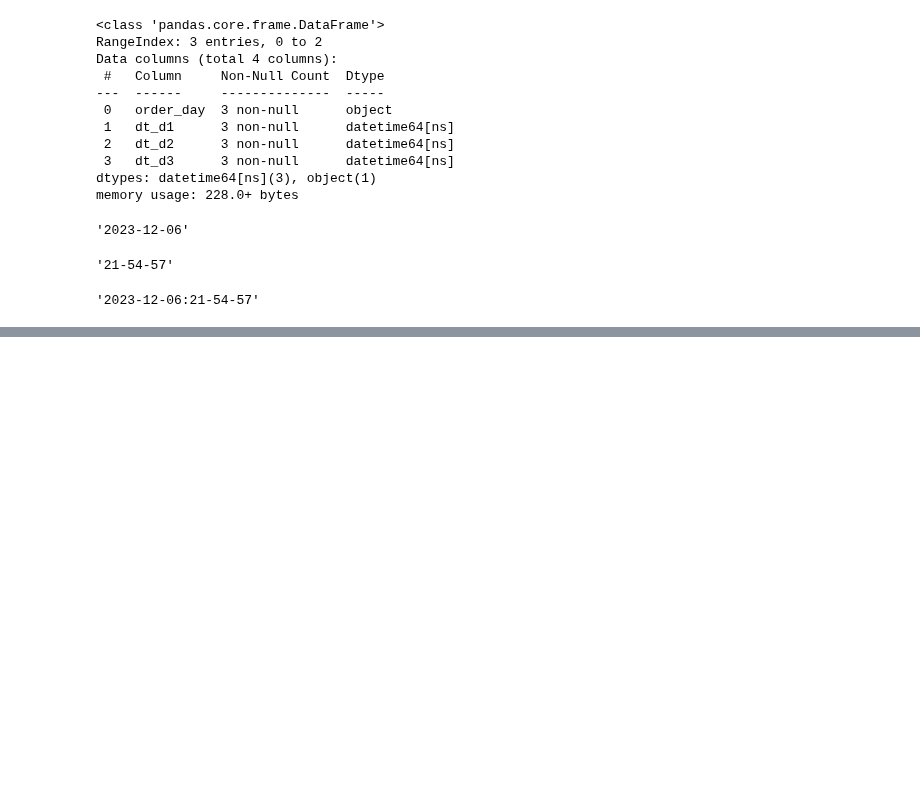
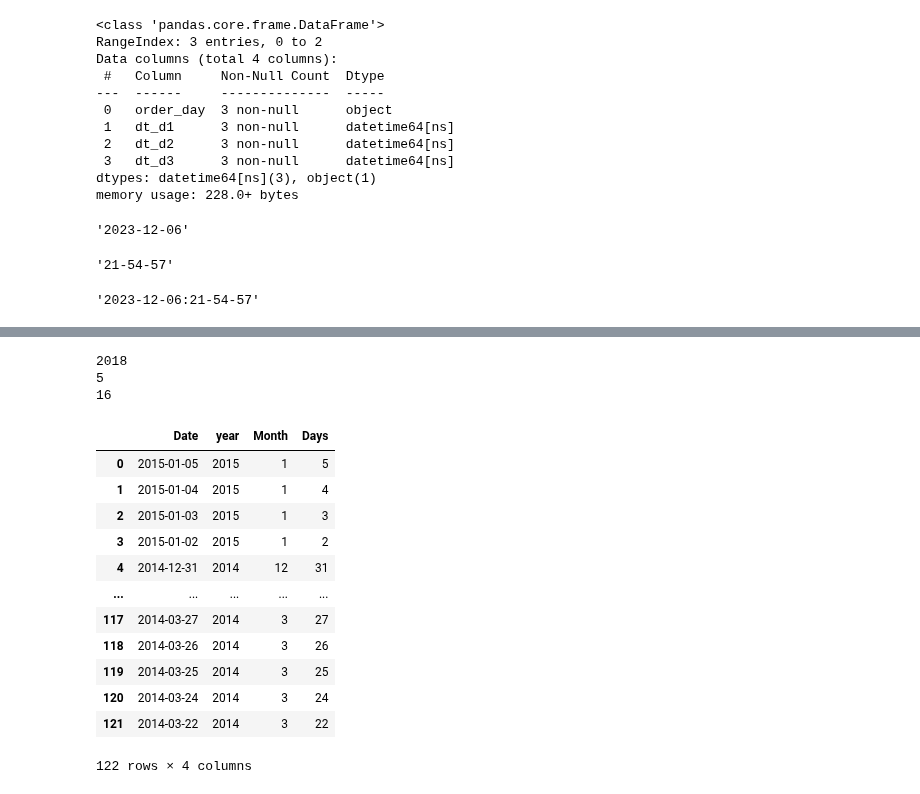
Before and after one commit to layla-focalors/pandas_learning, a Jupyter notebook: Learning_Final_Exam/Layla.ipynb, the cells around one changed output, grey strips where cells are left out. Cells and saved outputs as stored; diff of their text form; code cells hidden in the pictures; blank space fills up the shorter version.

```diff
--- a/Learning_Final_Exam/Layla.ipynb
+++ b/Learning_Final_Exam/Layla.ipynb
@@ -1103,0 +1133,28 @@ now.strftime('%Y-%m-%d:%H-%M-%S')
+# %%
+data = pd.Series(['2018-05-16', '2018-05-17', '2018-05-18'])
+date = pd.to_datetime(data)
+print(date[0].year)
+print(date[0].month)
+print(date[0].day)
+# %% [output]
+2018
+5
+16
+# %%
+df = pd.read_csv('../data/country_timeseries.csv', parse_dates=['Date'])
+df['year'], df['Month'], df['Days'] = df['Date'].dt.year, df['Date'].dt.month, df['Date'].dt.day
+df[['Date', 'year', 'Month', 'Days']]
+# %% [output]
+|  | Date | year | Month | Days |
+| 0 | 2015-01-05 | 2015 | 1 | 5 |
+| 1 | 2015-01-04 | 2015 | 1 | 4 |
+| 2 | 2015-01-03 | 2015 | 1 | 3 |
+| 3 | 2015-01-02 | 2015 | 1 | 2 |
+| 4 | 2014-12-31 | 2014 | 12 | 31 |
+| ... | ... | ... | ... | ... |
+| 117 | 2014-03-27 | 2014 | 3 | 27 |
+| 118 | 2014-03-26 | 2014 | 3 | 26 |
+| 119 | 2014-03-25 | 2014 | 3 | 25 |
+| 120 | 2014-03-24 | 2014 | 3 | 24 |
+| 121 | 2014-03-22 | 2014 | 3 | 22 |
+122 rows × 4 columns
```
Also changed, not shown: parts of 4 cells of this notebook.
